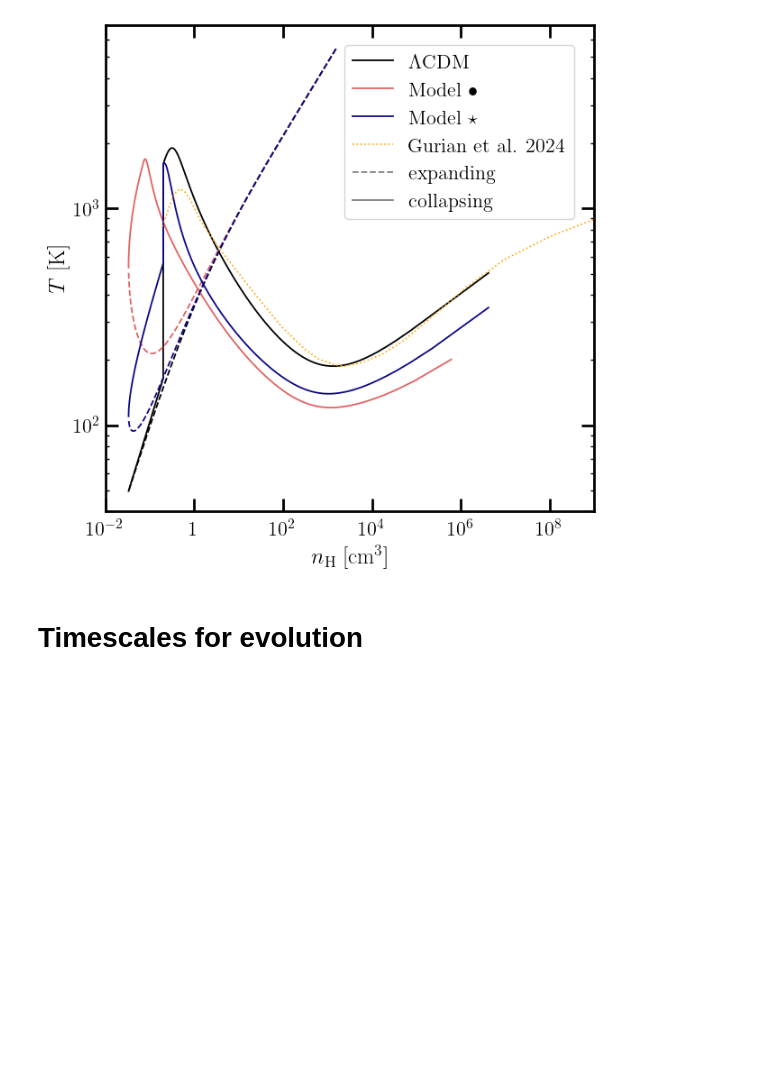
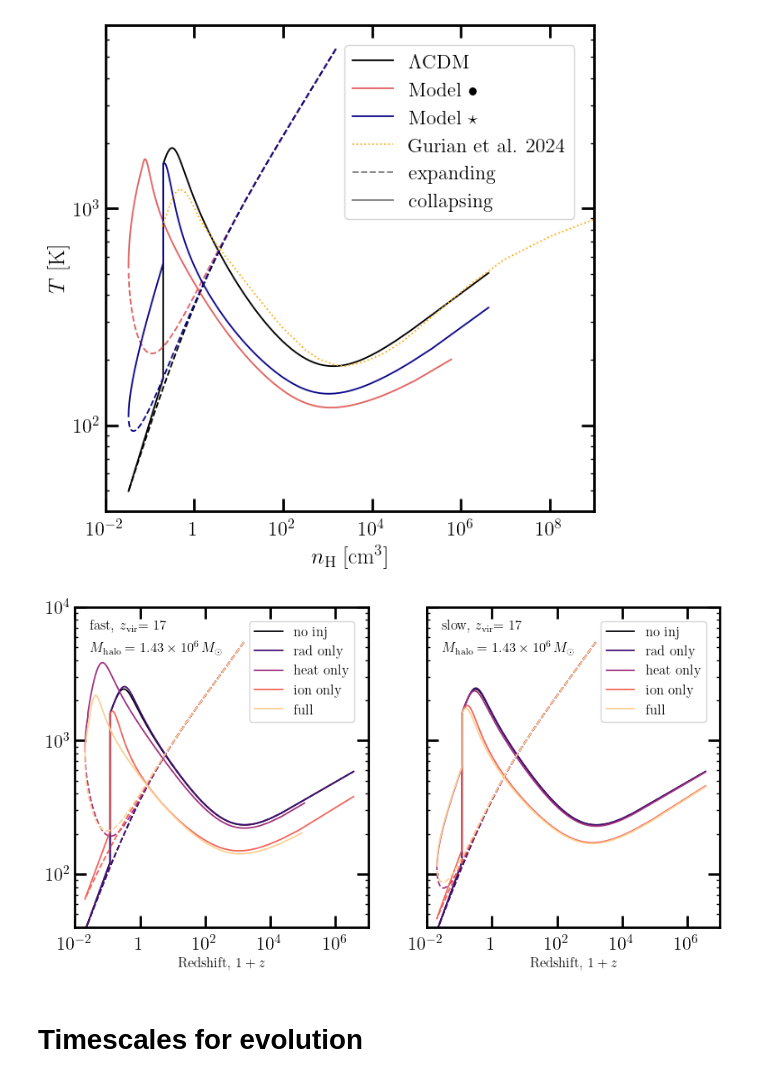
Before and after one commit to wenzerq/DarkHistory, a Jupyter notebook: H2_cooling/DCBH.ipynb, the cells around one changed output. Saved outputs shown, nothing was run; the diff lists cells and outputs as text; code cells hidden in the pictures; blank space fills up the shorter version.

```diff
--- a/H2_cooling/DCBH.ipynb
+++ b/H2_cooling/DCBH.ipynb
@@ -250,6 +360,34 @@ plt.legend()
 plt.show()
 # %% [output]
 [figure]
+# %%
+%autoreload
+# Isolate the different injection effects on temperature-density relationship
+cmap = cm.magma(np.linspace(0,0.9,5))
+fig, ax = plt.subplots(1, 2, figsize=(10,5), sharex=True, sharey=True)
+
+for ii, key in enumerate(['fast','slow']): #DH_data.keys():
+    ax[ii].loglog()
+
+    for jj, opt in enumerate(inj_options):
+        T = halo_data[key][opt]['y'][2] / phys.kB
+        nH = halo_data[key][opt]['y'][3]
+        ind_min = np.argmin(nH)
+
+        ax[ii].plot(nH[:ind_min], T[:ind_min], color=cmap[jj], linewidth=1.3, linestyle='--')
+        ax[ii].plot(nH[ind_min:], T[ind_min:], color=cmap[jj], linewidth=1.3, label=opt)
+
+    ax[ii].axis([1e-2, 1e7, 4e1, 1e4])
+
+    ax[ii].legend(loc='upper right', fontsize=12)
+    ax[ii].set_xlabel(r'Redshift, $1+z$', fontsize=12)
+    ax[ii].text(0.05, 0.93, key+r", $z_\mathrm{vir}$"+f"= {rs_vir:.0f}", fontsize=12, transform = ax[ii].transAxes)
+    ax[ii].text(0.05, 0.86, r"$M_\mathrm{halo} = 1.43 \times 10^6 \, M_\odot$", fontsize=12, transform = ax[ii].transAxes)
+
+    # plt.savefig(fig_dir+f'halo_effects_comparison_mDM_{mDM:.0f}eV_Tvir_{T_vir(rs_vir, M_halo)/phys.kB:.2E}K.pdf')
+plt.show()
+# %% [output]
+[figure, added]
 # %% [markdown]
 # Timescales for evolution
 # %%
```
Also changed, not shown: parts of 7 cells of this notebook, 1 other file.
